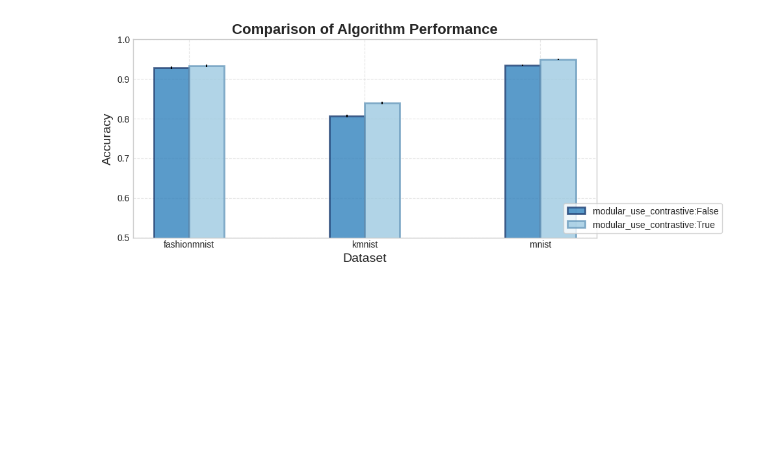
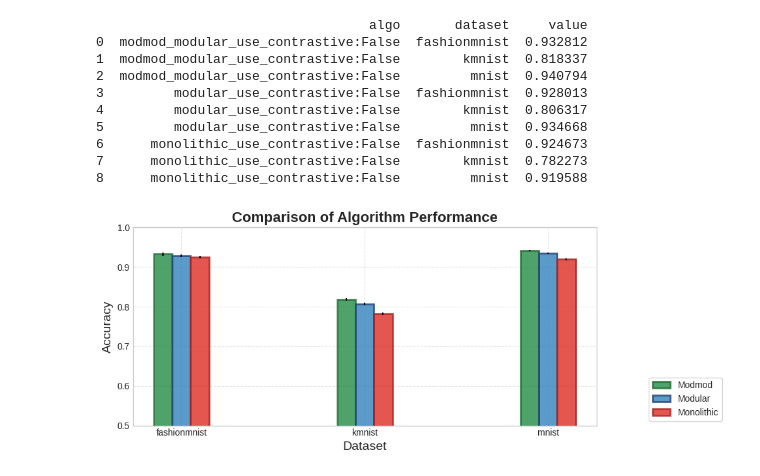
Before and after one commit to vlongle/learning-hive, a Jupyter notebook: plot.ipynb, the cells around one changed output. Drawn from its saved outputs; the diff is of its cells as text; code cells hidden in the pictures; blank space fills up the shorter version.

```diff
--- a/plot.ipynb
+++ b/plot.ipynb
@@ -114,17 +132,33 @@ edgecolor_map = {
 # %%
 vanilla_df = pd.read_csv('experiment_results/vanilla_jorge_setting_basis_no_sparse.csv')
+modmod_df = pd.read_csv('experiment_results/jorge_setting_lowest_task_id_wins_modmod_test_sync_base_True_opt_with_random_False_frozen_False_transfer_decoder_True_transfer_structure_True_no_sparse_basis_True.csv')
+# vanilla_df = pd.read_csv('experiment_results/vanilla_fix_bug_compute_loss_encodev2.csv')
 # fed_df = pd.read_csv('experiment_results/jorge_setting_fedavg.csv')
 # %%
 # filter vanilla_df to only include `use_contrastive` = False
-# vanilla_df = vanilla_df[vanilla_df['use_contrastive'] == False]
+vanilla_df = vanilla_df[vanilla_df['use_contrastive'] == False]
+modmod_df = modmod_df[modmod_df['use_contrastive'] == False]
 # %%
 # # add fedavg to the algo column of fed_df
 # fed_df['algo'] = 'fedavg_' + fed_df['algo']
 # fed_df
+
+modmod_df['algo'] = 'modmod_' + modmod_df['algo']
 # %%
-# df = pd.concat([vanilla_df, fed_df])
+df = pd.concat([vanilla_df, modmod_df])
 # %%
-plot_bar_res(vanilla_df, color_map=color_map, edgecolor_map=edgecolor_map)
-# plot_bar_res(df, bar_width=0.1)
+# plot_bar_res(vanilla_df, color_map=color_map, edgecolor_map=edgecolor_map)
+plot_bar_res(df, bar_width=0.1, color_map=color_map, edgecolor_map=edgecolor_map,
+remap_name=remap_name)
 # %% [output]
+                                   algo       dataset     value
+0  modmod_modular_use_contrastive:False  fashionmnist  0.932812
+1  modmod_modular_use_contrastive:False        kmnist  0.818337
+2  modmod_modular_use_contrastive:False         mnist  0.940794
+3         modular_use_contrastive:False  fashionmnist  0.928013
+4         modular_use_contrastive:False        kmnist  0.806317
+5         modular_use_contrastive:False         mnist  0.934668
+6      monolithic_use_contrastive:False  fashionmnist  0.924673
+7      monolithic_use_contrastive:False        kmnist  0.782273
+8      monolithic_use_contrastive:False         mnist  0.919588
-[figure, old version]
+[figure, new version]
```
Also changed, not shown: parts of 2 cells of this notebook, 12 other files.
